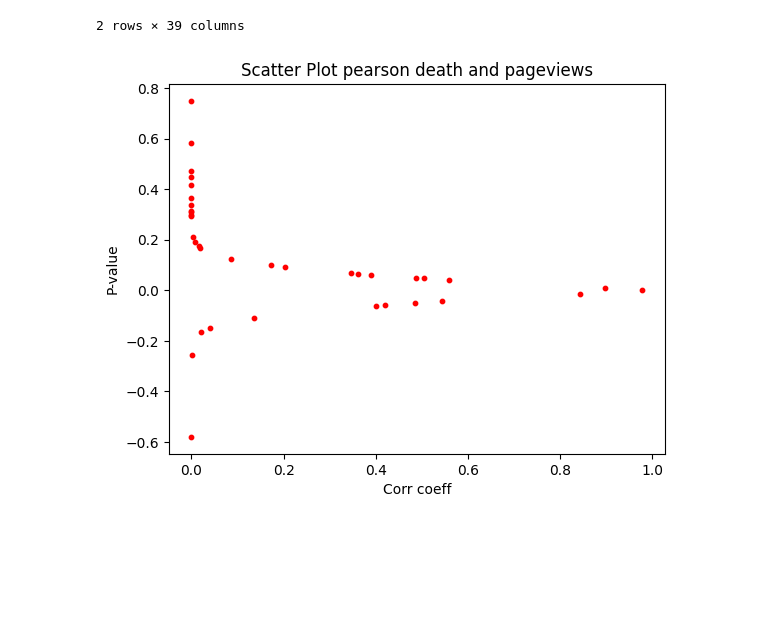
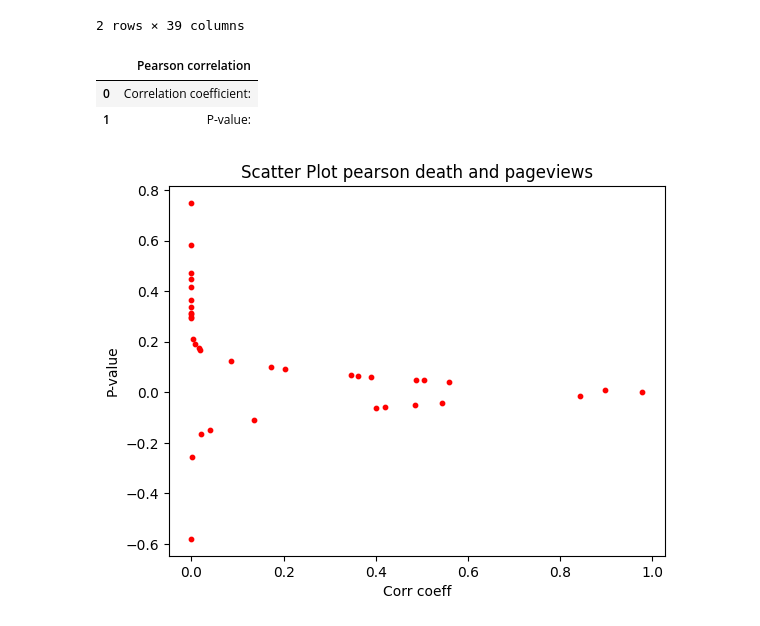
Before and after one commit to epfl-ada/ada-2022-project-thedatadiggers22, a Jupyter notebook: test_clustering.ipynb, the cells around one changed output. Cells and saved outputs as stored; diff of their text form; code cells hidden in the pictures; blank space fills up the shorter version.

```diff
--- a/test_clustering.ipynb
+++ b/test_clustering.ipynb
@@ -88,6 +88,12 @@ pearson_cases
 | 0 | Correlation coefficient: | 8.472457e-01 | -5.188177e-01 | -0.029065 | 0.089687 | -0.073683 | 4.405840e-01 | 0.273083 | 0.270871 | ... |
 | 1 | P-value: | 4.288581e-54 | 1.269088e-14 | 0.689018 | 0.216044 | 0.309772 | 1.603271e-10 | 0.000127 | 0.000145 | ... |
 2 rows × 39 columns
+# %%
+pearson_cases
+# %% [output]
+|  | Pearson correlation |
+| 0 | Correlation coefficient: |
+| 1 | P-value: |
 # %%
 pearson_cases_Kmeans = pearson_cases.rename(columns= country_dict).loc[0]
 pearson_deaths_Kmeans = pearson_deaths.rename(columns= country_dict).loc[0]
```
Also changed, not shown: 3 other files.
